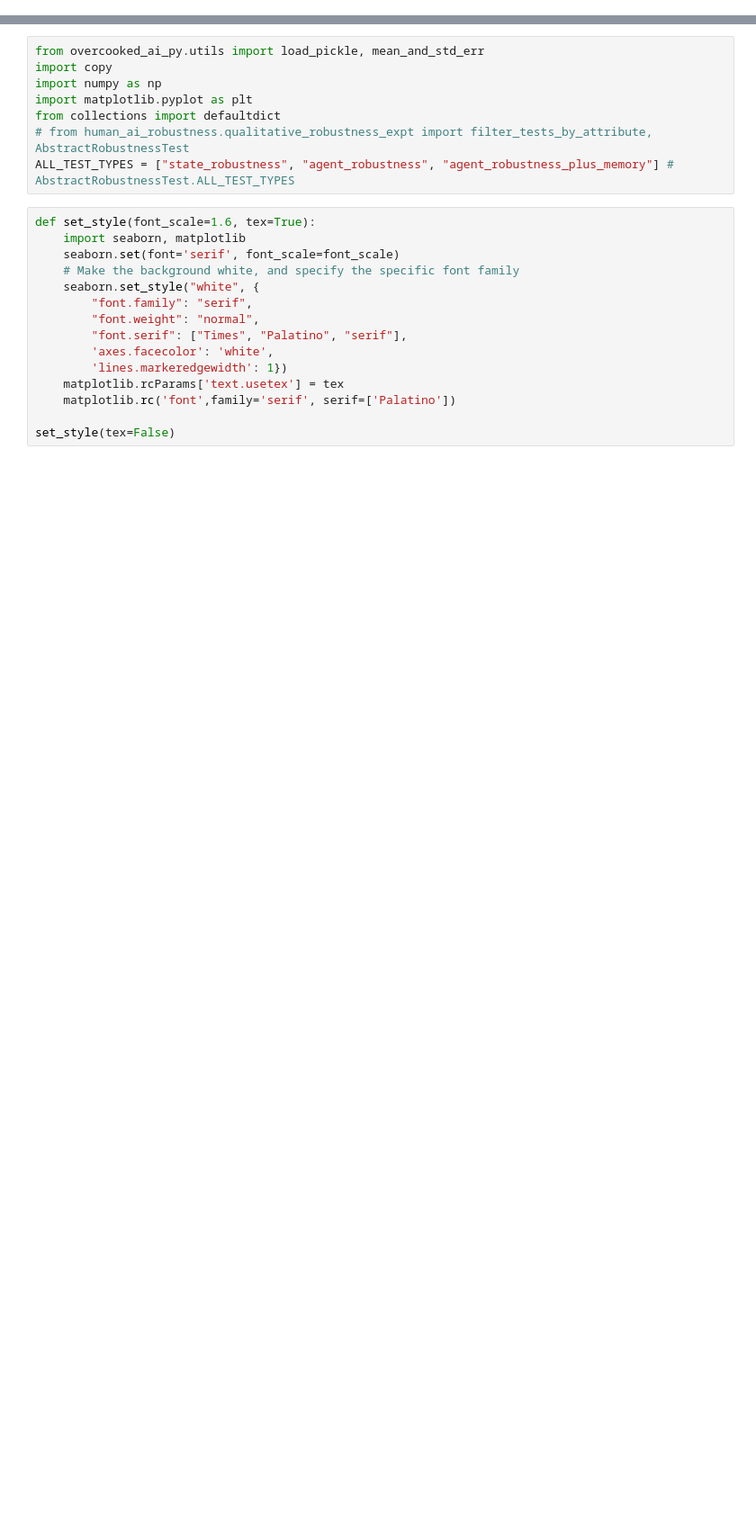
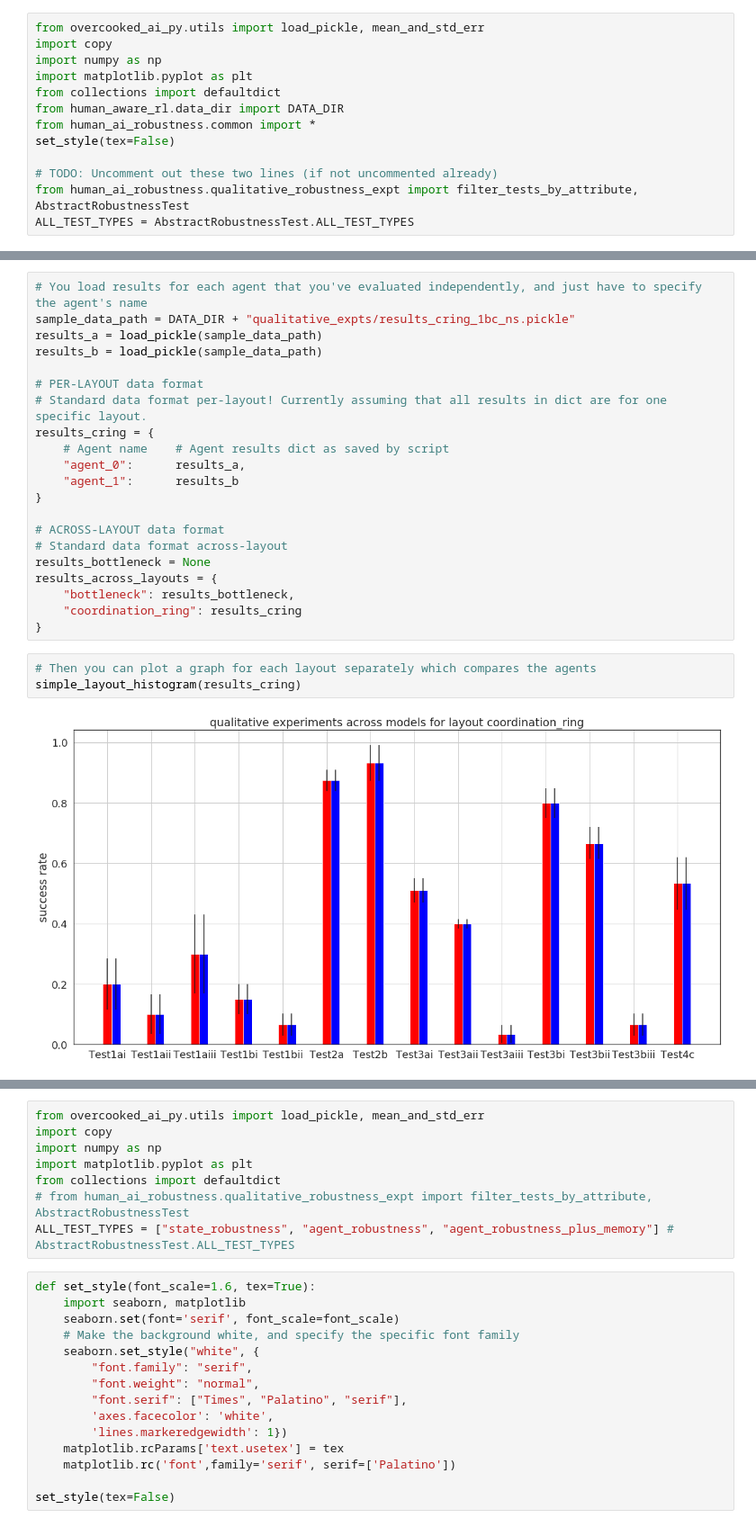
Before and after one commit to HumanCompatibleAI/human_ai_robustness, a Jupyter notebook: human_ai_robustness/Robustness tests graphing.ipynb, the cells around one changed output, grey strips where cells are left out. Shown at 90% size. Cells and saved outputs as stored; diff of their text form; blank space fills up the shorter version.

```diff
--- a/human_ai_robustness/Robustness tests graphing.ipynb
+++ b/human_ai_robustness/Robustness tests graphing.ipynb
@@ -0,0 +1,13 @@
+# %%
+from overcooked_ai_py.utils import load_pickle, mean_and_std_err
+import copy
+import numpy as np
+import matplotlib.pyplot as plt
+from collections import defaultdict
+from human_aware_rl.data_dir import DATA_DIR
+from human_ai_robustness.common import *
+set_style(tex=False)
+
+# TODO: Uncomment out these two lines (if not uncommented already)
+from human_ai_robustness.qualitative_robustness_expt import filter_tests_by_attribute, AbstractRobustnessTest
+ALL_TEST_TYPES = AbstractRobustnessTest.ALL_TEST_TYPES
@@ -0,0 +147,26 @@
+# %%
+# You load results for each agent that you've evaluated independently, and just have to specify the agent's name
+sample_data_path = DATA_DIR + "qualitative_expts/results_cring_1bc_ns.pickle"
+results_a = load_pickle(sample_data_path)
+results_b = load_pickle(sample_data_path)
+
+# PER-LAYOUT data format
+# Standard data format per-layout! Currently assuming that all results in dict are for one specific layout.
+results_cring = {
+    # Agent name    # Agent results dict as saved by script
+    "agent_0":      results_a,
+    "agent_1":      results_b
+}
+
+# ACROSS-LAYOUT data format
+# Standard data format across-layout
+results_bottleneck = None
+results_across_layouts = {
+    "bottleneck": results_bottleneck,
+    "coordination_ring": results_cring
+}
+# %%
+# Then you can plot a graph for each layout separately which compares the agents
+simple_layout_histogram(results_cring)
+# %% [output]
+[figure, added]
```
Also changed, not shown: parts of 6 cells of this notebook, 2 other files.
